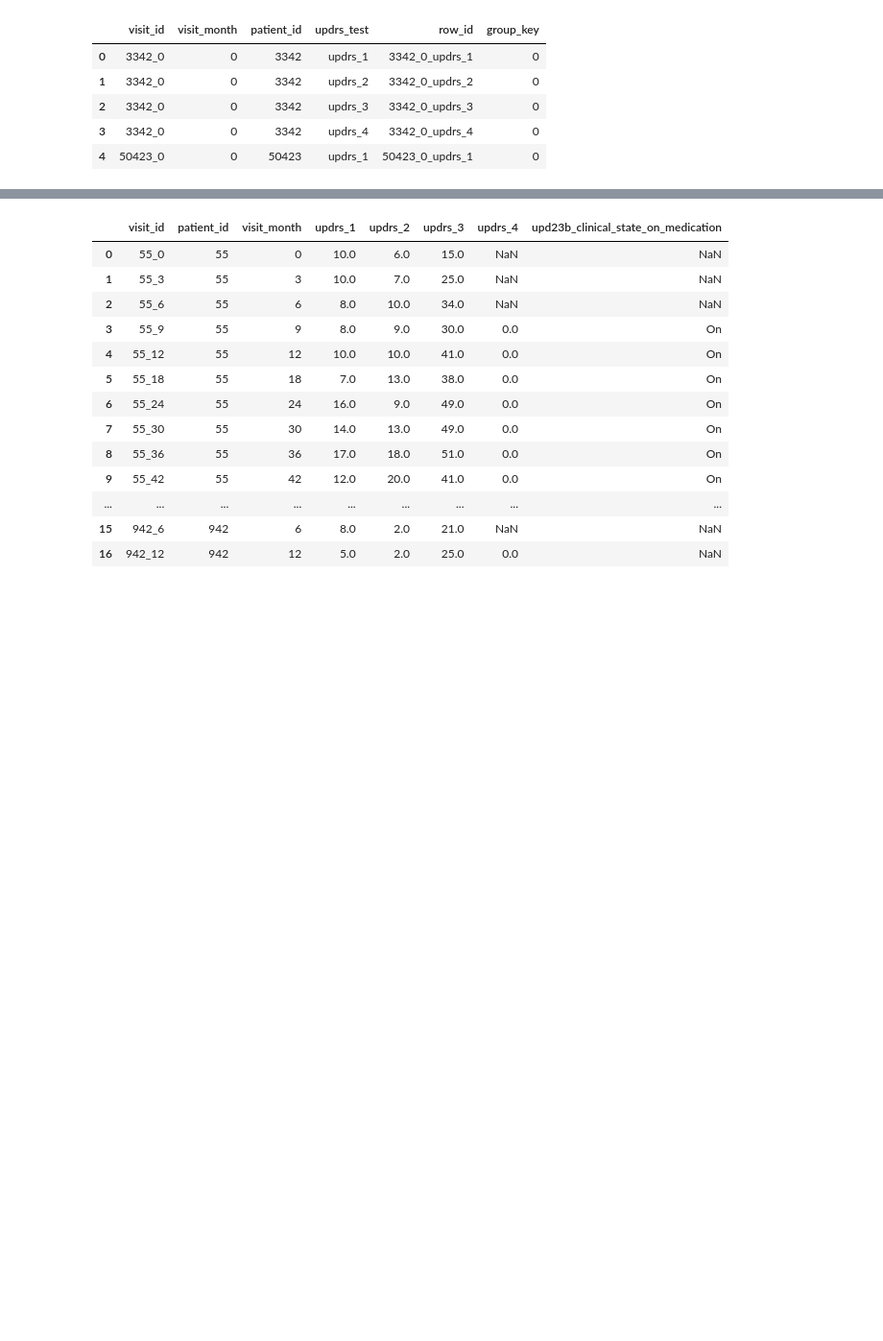
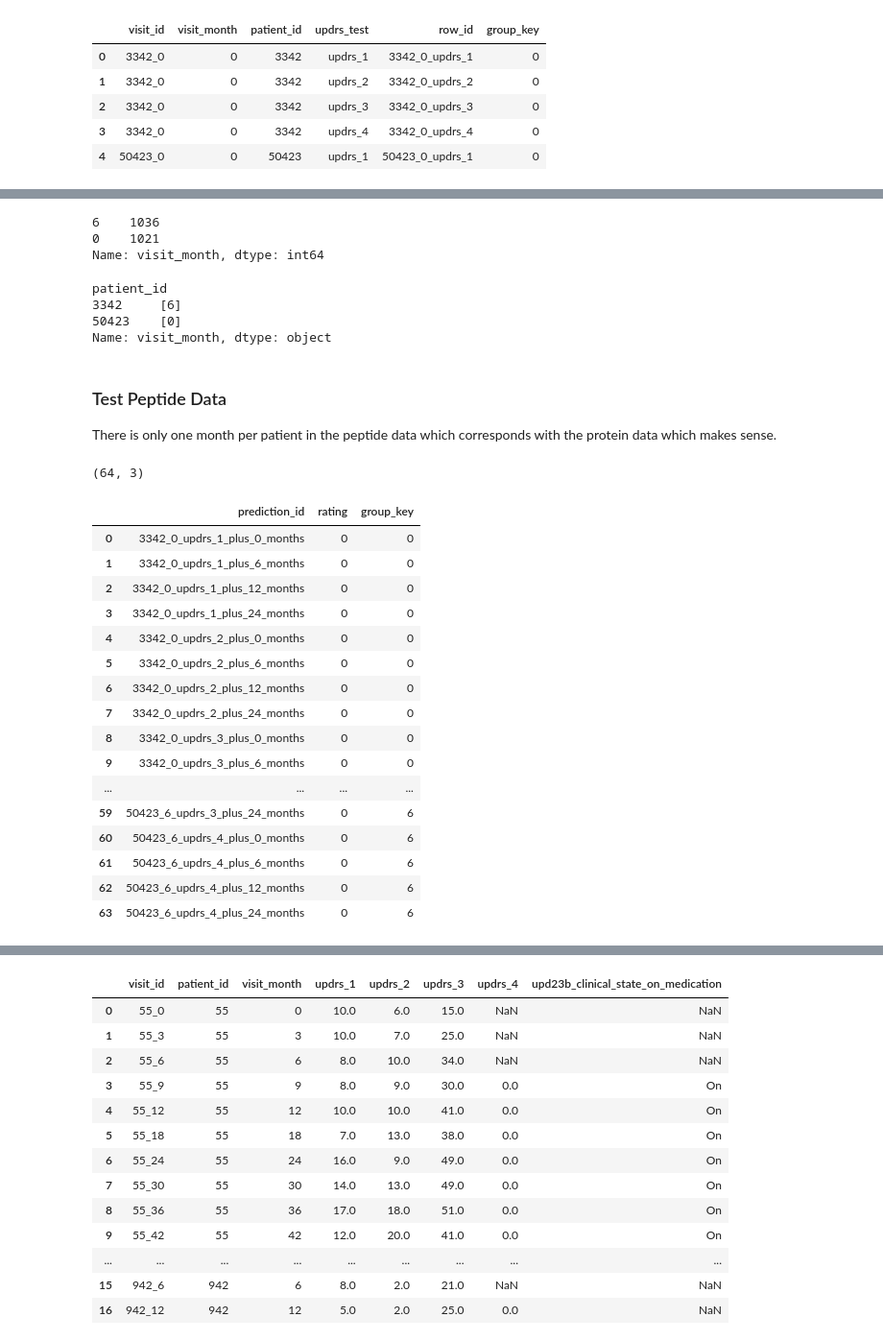
Before and after one commit to dagartga/Boosted-Models-for-Parkinsons-Prediction, a Jupyter notebook: parkinsons_1/notebooks/EDA_RandomForest.ipynb, the cells around one changed output, grey strips where cells are left out. Shown at 96% size. Drawn from its saved outputs; the diff is of its cells as text; code cells hidden in the pictures; blank space fills up the shorter version.

```diff
--- a/parkinsons_1/notebooks/EDA_RandomForest.ipynb
+++ b/parkinsons_1/notebooks/EDA_RandomForest.ipynb
@@ -82,0 +69,41 @@ test_df[test_df['patient_id'] == 3342]
+# %%
+test_pep_df['visit_month'].value_counts()
+# %% [output]
+6    1036
+0    1021
+Name: visit_month, dtype: int64
+# %%
+test_prot_df.groupby(['patient_id'])['visit_month'].unique()
+# %% [output]
+patient_id
+3342     [6]
+50423    [0]
+Name: visit_month, dtype: object
+# %% [markdown]
+### Test Peptide Data
+
+There is only one month per patient in the peptide data which corresponds with the protein data which makes sense.
+# %%
+sample_submission.shape
+# %% [output]
+(64, 3)
+# %%
+sample_submission
+# %% [output]
+|  | prediction_id | rating | group_key |
+| 0 | 3342_0_updrs_1_plus_0_months | 0 | 0 |
+| 1 | 3342_0_updrs_1_plus_6_months | 0 | 0 |
+| 2 | 3342_0_updrs_1_plus_12_months | 0 | 0 |
+| 3 | 3342_0_updrs_1_plus_24_months | 0 | 0 |
+| 4 | 3342_0_updrs_2_plus_0_months | 0 | 0 |
+| 5 | 3342_0_updrs_2_plus_6_months | 0 | 0 |
+| 6 | 3342_0_updrs_2_plus_12_months | 0 | 0 |
+| 7 | 3342_0_updrs_2_plus_24_months | 0 | 0 |
+| 8 | 3342_0_updrs_3_plus_0_months | 0 | 0 |
+| 9 | 3342_0_updrs_3_plus_6_months | 0 | 0 |
+| ... | ... | ... | ... |
+| 59 | 50423_6_updrs_3_plus_24_months | 0 | 6 |
+| 60 | 50423_6_updrs_4_plus_0_months | 0 | 6 |
+| 61 | 50423_6_updrs_4_plus_6_months | 0 | 6 |
+| 62 | 50423_6_updrs_4_plus_12_months | 0 | 6 |
+| 63 | 50423_6_updrs_4_plus_24_months | 0 | 6 |
```
Also changed, not shown: parts of 37 cells of this notebook, 3 other files.
